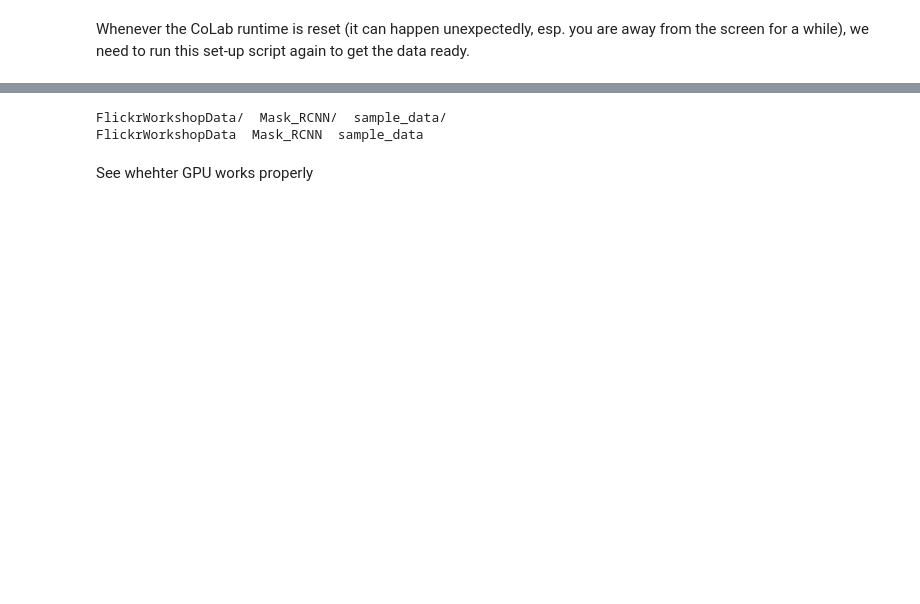
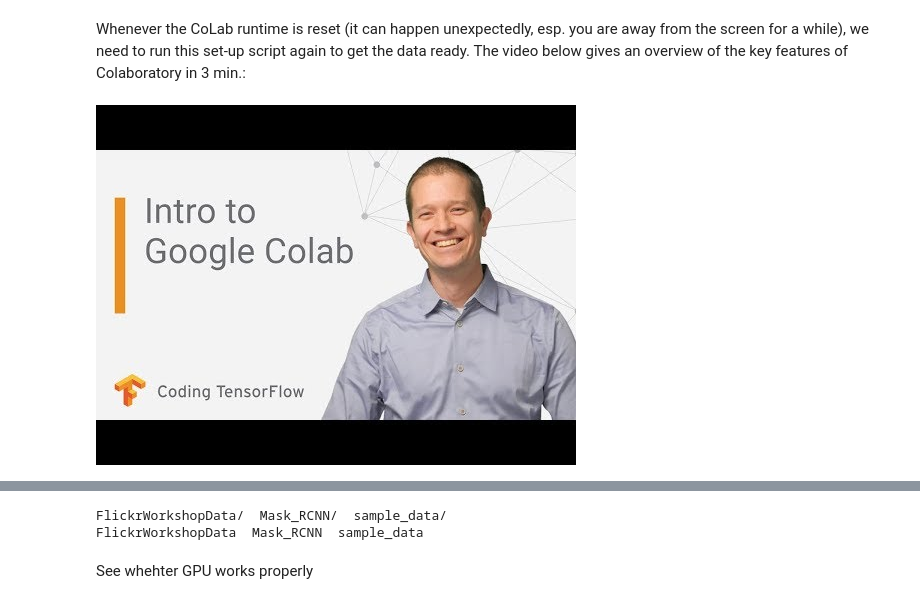
Before and after one commit to alanbseo/FlickrWorkshopUFZ, a Jupyter notebook: UFZ_0_IntroductionToColab.ipynb, the cells around one changed output, grey strips where cells are left out. Drawn from its saved outputs; the diff is of its cells as text; code cells hidden in the pictures; blank space fills up the shorter version.

```diff
--- a/UFZ_0_IntroductionToColab.ipynb
+++ b/UFZ_0_IntroductionToColab.ipynb
@@ -2,6 +2,12 @@
 <a href="https://colab.research.google.com/github/alanbseo/FlickrWorkshopUFZ/blob/master/UFZ_0_IntroductionToColab.ipynb" target="_parent"><img src="https://colab.research.google.com/assets/colab-badge.svg" alt="Open In Colab"/></a>
 # %% [markdown]
 Whenever the CoLab runtime is reset (it can happen unexpectedly, esp. you are away from the screen for a while), we need to run this set-up script again to get the data ready.
+The video below gives an overview of the key features of Colaboratory in 3 min.:
+# %%
+from IPython.display import YouTubeVideo
+YouTubeVideo('inN8seMm7UI', width=600, height=400)
+# %% [output]
+[figure, added]
 # %% [markdown]
 Google Colab is a Jupiter notebook service released in October 2017. Colab can work with a web browser without any installation and easy to share notebooks with other users.
 
```
Also changed, not shown: parts of 9 cells of this notebook.
